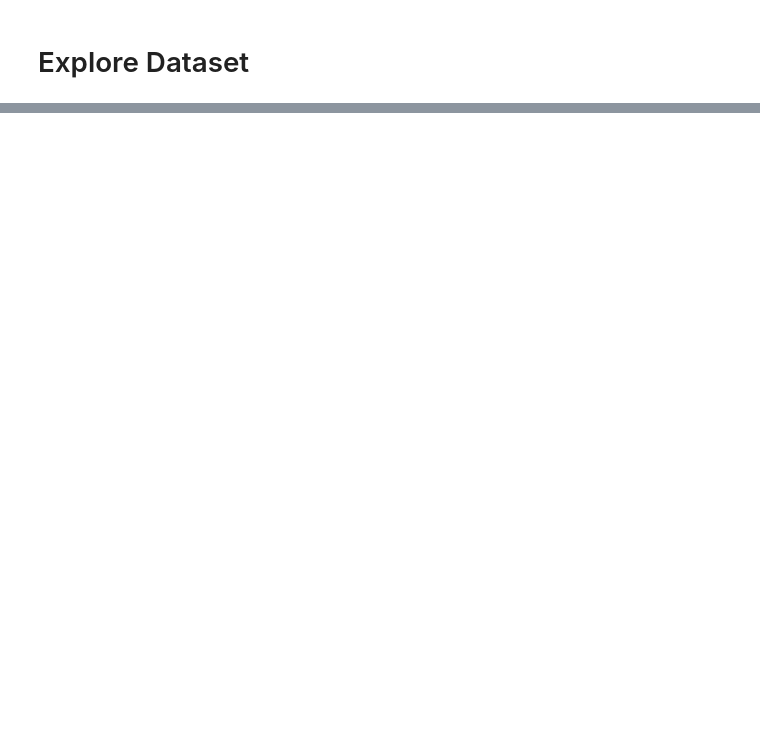
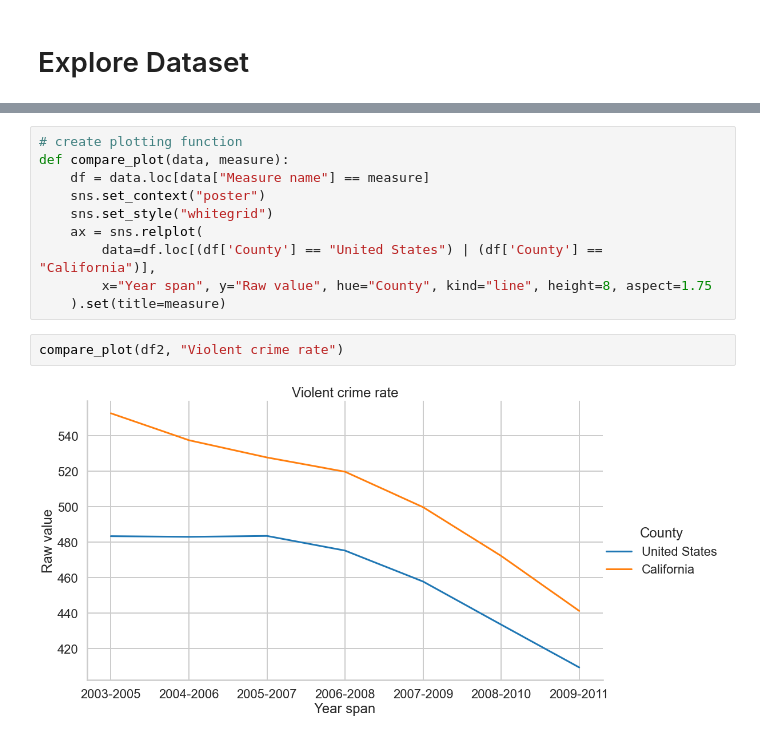
Before and after one commit to spicyyramen/US-county-health-rankings, a Jupyter notebook: exploratory_analysis.ipynb, the cells around one changed output, grey strips where cells are left out. Drawn from its saved outputs; the diff is of its cells as text; blank space fills up the shorter version.

```diff
--- a/exploratory_analysis.ipynb
+++ b/exploratory_analysis.ipynb
@@ -92,0 +193,14 @@ g.set_title("Violent Crime Rate Over Time - California");
+# %%
+# create plotting function
+def compare_plot(data, measure):
+    df = data.loc[data["Measure name"] == measure]
+    sns.set_context("poster")
+    sns.set_style("whitegrid")
+    ax = sns.relplot(
+        data=df.loc[(df['County'] == "United States") | (df['County'] == "California")],
+        x="Year span", y="Raw value", hue="County", kind="line", height=8, aspect=1.75
+    ).set(title=measure)
+# %%
+compare_plot(df2, "Violent crime rate")
+# %% [output]
+[figure, added]
```
Also changed, not shown: parts of 24 cells of this notebook.
